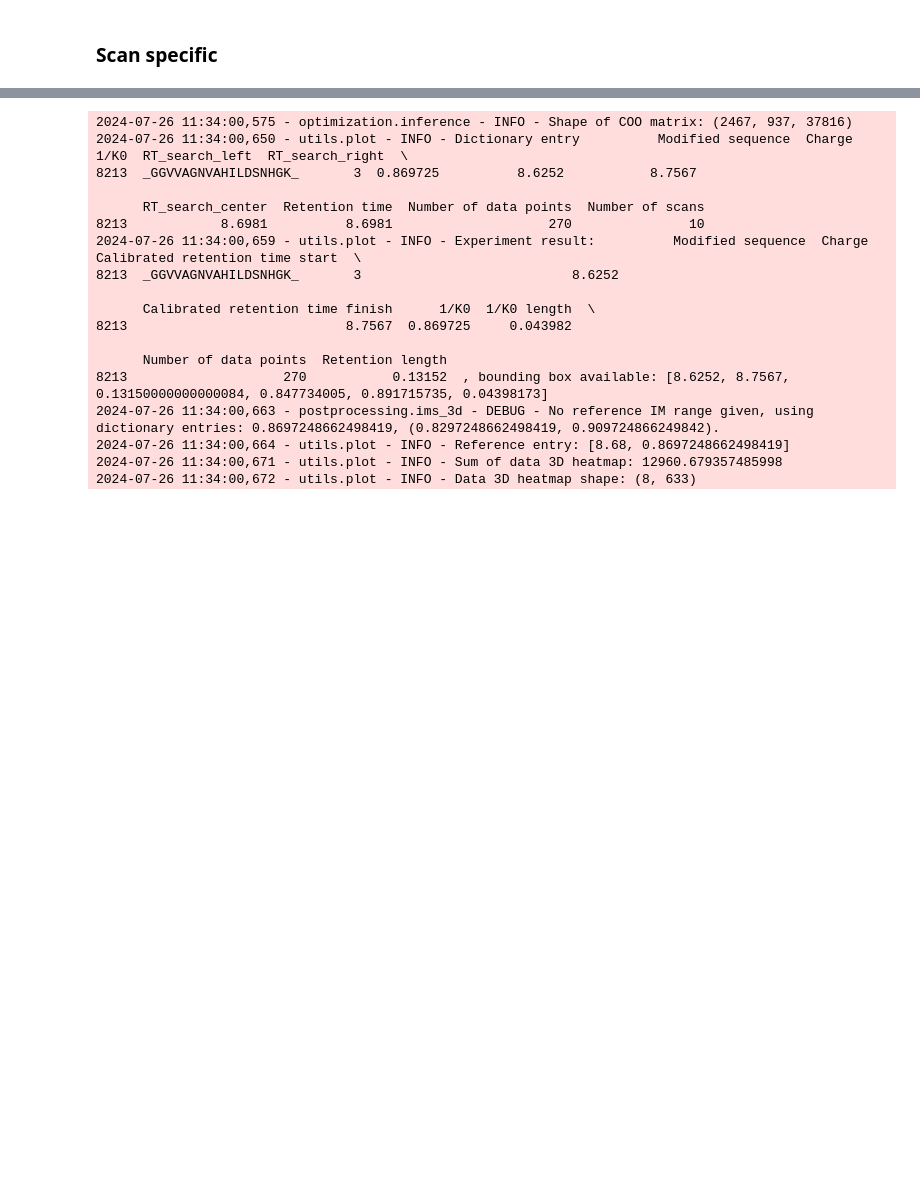
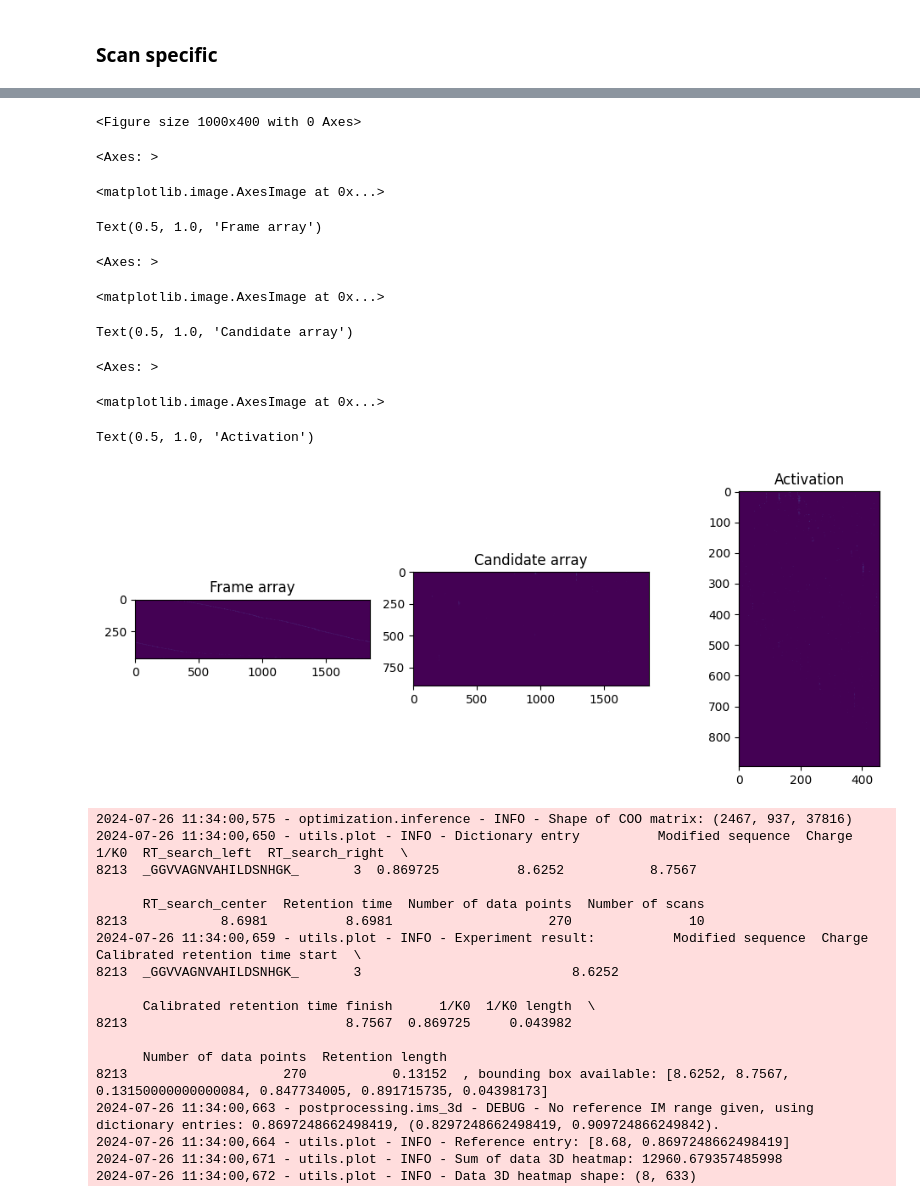
Before and after one commit to wilhelm-lab/SWAPS, a Jupyter notebook: notebooks/dev_10_scanbyscan_ims_matrix_slice.ipynb, the cells around one changed output, grey strips where cells are left out. Drawn from its saved outputs; the diff is of its cells as text; code cells hidden in the pictures; blank space fills up the shorter version.

```diff
--- a/notebooks/dev_10_scanbyscan_ims_matrix_slice.ipynb
+++ b/notebooks/dev_10_scanbyscan_ims_matrix_slice.ipynb
@@ -64,23 +73,20 @@ import matplotlib.pyplot as plt
 import sparse
 import seaborn as sns
 from optimization.inference import make_coo_from_dict
-from utils.tools import _define_rt_search_range
-maxquant_result_ref = _define_rt_search_range(
-    maxquant_result_ref, 0.0, 'exp'
-)  # add extra information into ref file, e.g. deifne RT search range
-maxquant_result_ref_with_im_index_sortmz = maxquant_result_ref.sort_values('mz_rank')
+
+
 act_3d_dict = {
         "coord_frame_indices": [],
         "coord_im_indices": [],
         "coord_pept_indices": [],
         "data": [],
     }
-for frame_idx in range(992, 1000):
-    peaks_df, im_pept_act_coo = process_one_frame_ims(
+for frame_idx in range(500, 501):
+    peaks_df, im_pept_act_coo, frame_array, candidate_array, im_pept_act = process_one_frame_ims(
         data=data,
         ms1scans=ms1scans,
         ms1_frame_idx=frame_idx,
-        maxquant_result_ref_with_im_index_sortmz=maxquant_result_ref_with_im_index_sortmz,
+        maxquant_result_ref_with_im_index_sortmz=maxquant_result_ref,
         delta_mobility_thres=80,
         mobility_values=mobility_values_df,
         return_im_pept_act=True,
@@ -114,3 +125,34 @@ See the caveats in the documentation: https://pandas.pydata.org/pandas-docs/stab
+# %%
+from matplotlib import pyplot as plt
+
+plt.figure(figsize=(10, 4))
+
+plt.subplot(131)
+plt.imshow(frame_array, cmap="viridis")
+plt.title("Frame array")
+
+plt.subplot(132)
+plt.imshow(candidate_array, cmap="viridis")
+plt.title("Candidate array")
+
+plt.subplot(133)
+plt.imshow(im_pept_act, cmap="viridis")
+plt.title("Activation")
+
+plt.tight_layout()
+plt.show()
+# %% [output]
+<Figure size 1000x400 with 0 Axes>
+<Axes: >
+<matplotlib.image.AxesImage at 0x...>
+Text(0.5, 1.0, 'Frame array')
+<Axes: >
+<matplotlib.image.AxesImage at 0x...>
+Text(0.5, 1.0, 'Candidate array')
+<Axes: >
+<matplotlib.image.AxesImage at 0x...>
+Text(0.5, 1.0, 'Activation')
+[figure, added]
 # %%
 %autoreload 2
 from utils.plot import plot_pept_im_rt_heatmap
```
Also changed, not shown: parts of 5 cells of this notebook, 6 other files.
